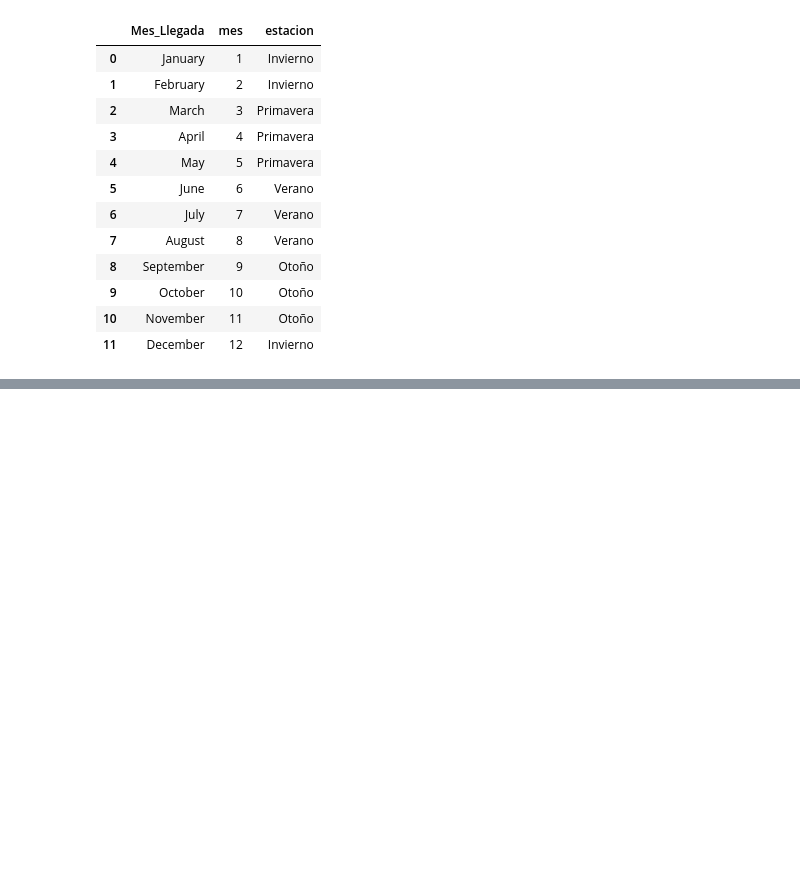
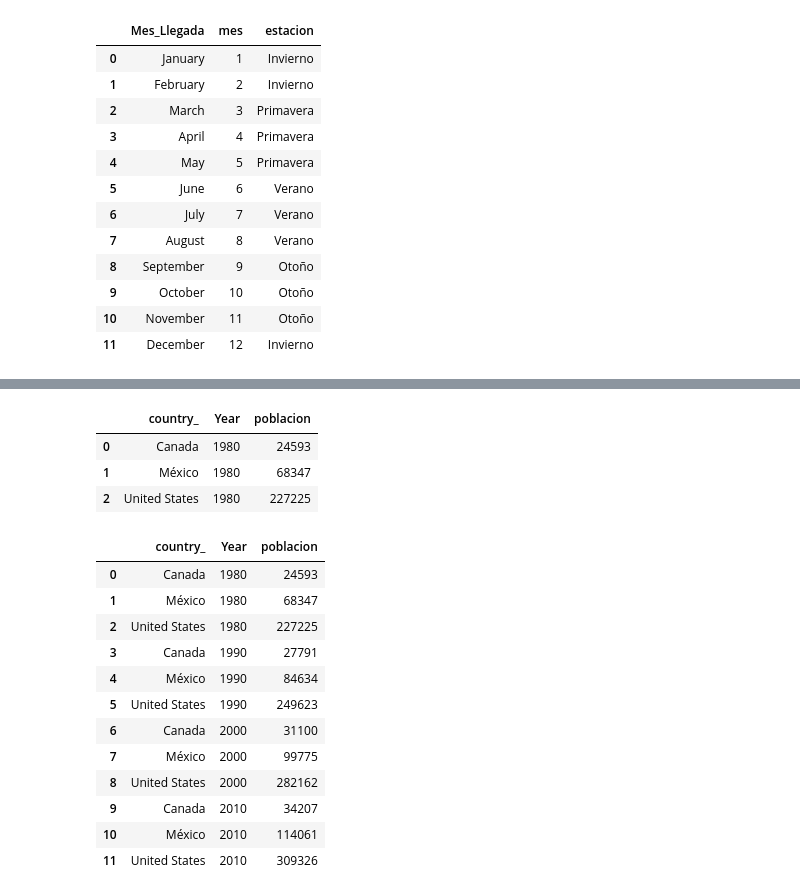
Before and after one commit to user14721068/SQL-para-Analisis-de-Datos, a Jupyter notebook: 2.-Preparación de datos.ipynb, the cells around one changed output, grey strips where cells are left out. Saved outputs shown, nothing was run; the diff lists cells and outputs as text; code cells hidden in the pictures; blank space fills up the shorter version.

```diff
--- a/2.-Preparación de datos.ipynb
+++ b/2.-Preparación de datos.ipynb
@@ -880,0 +1153,72 @@ df.head(20)
+# %%
+# Desdinamizacion de la columna 1980
+
+query="""
+select
+    country_,
+    "1980" as "Year",
+    year_1980 as poblacion
+from
+    preparacion.poblacion;
+"""
+df = pd.read_sql(query, engine)
+df.head(10)
+# %% [output]
+|  | country_ | Year | poblacion |
+| 0 | Canada | 1980 | 24593 |
+| 1 | México | 1980 | 68347 |
+| 2 | United States | 1980 | 227225 |
+# %%
+# Desdinamizacion de todas las columnas
+
+query="""
+select
+    country_,
+    "1980" as "Year",
+    year_1980 as poblacion
+from
+    preparacion.poblacion
+
+union all
+
+select
+    country_,
+    "1990" as "Year",
+    year_1990 as poblacion
+from
+    preparacion.poblacion
+
+union all
+
+select
+    country_,
+    "2000" as "Year",
+    year_2000 as poblacion
+from
+    preparacion.poblacion
+
+union all
+
+select
+    country_,
+    "2010" as "Year",
+    year_2010 as poblacion
+from
+    preparacion.poblacion;
+"""
+df = pd.read_sql(query, engine)
+df.head(50)
+# %% [output]
+|  | country_ | Year | poblacion |
+| 0 | Canada | 1980 | 24593 |
+| 1 | México | 1980 | 68347 |
+| 2 | United States | 1980 | 227225 |
+| 3 | Canada | 1990 | 27791 |
+| 4 | México | 1990 | 84634 |
+| 5 | United States | 1990 | 249623 |
+| 6 | Canada | 2000 | 31100 |
+| 7 | México | 2000 | 99775 |
+| 8 | United States | 2000 | 282162 |
+| 9 | Canada | 2010 | 34207 |
+| 10 | México | 2010 | 114061 |
+| 11 | United States | 2010 | 309326 |
```
Also changed, not shown: parts of 30 cells of this notebook, 1 other file.
